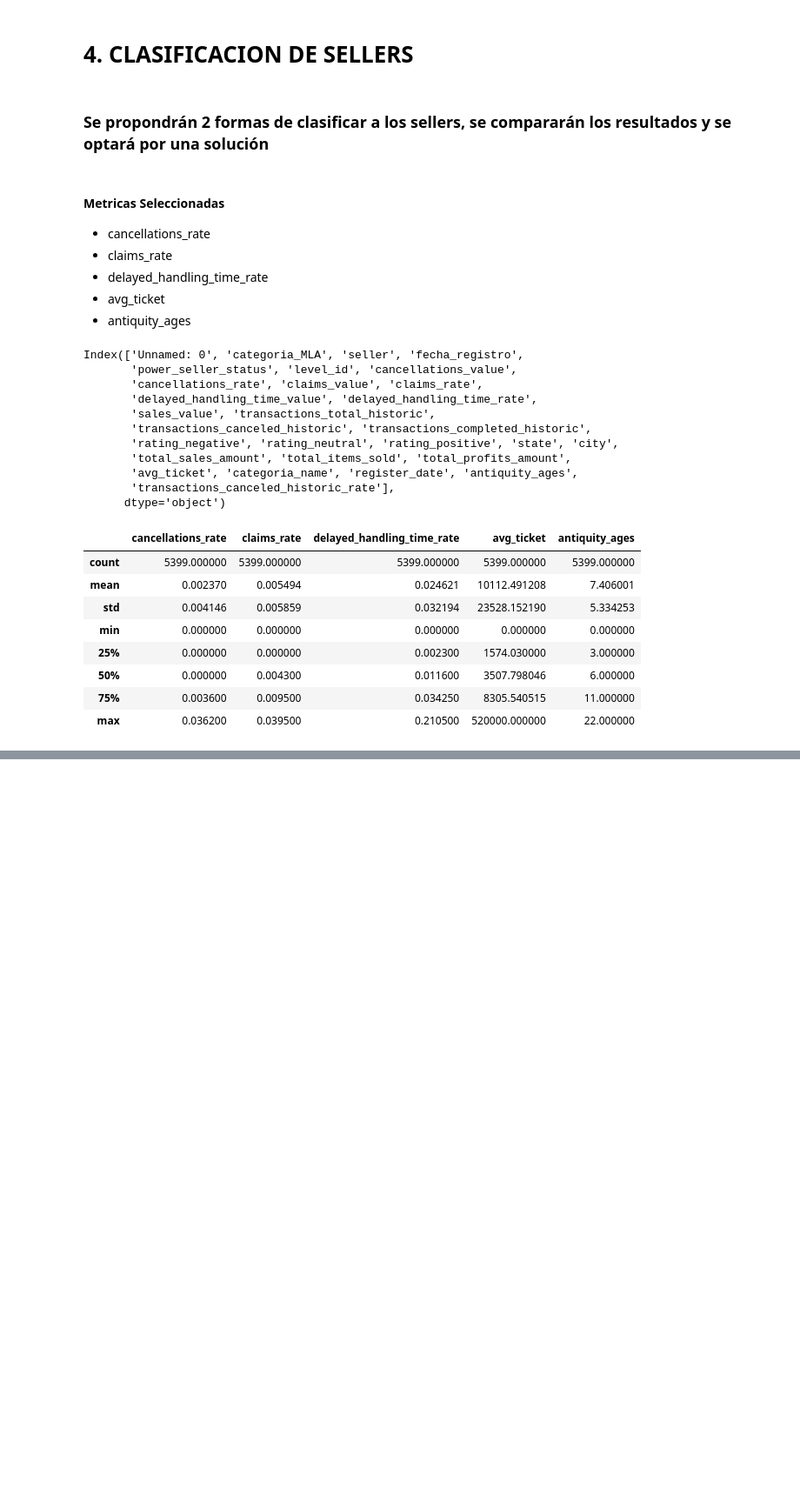
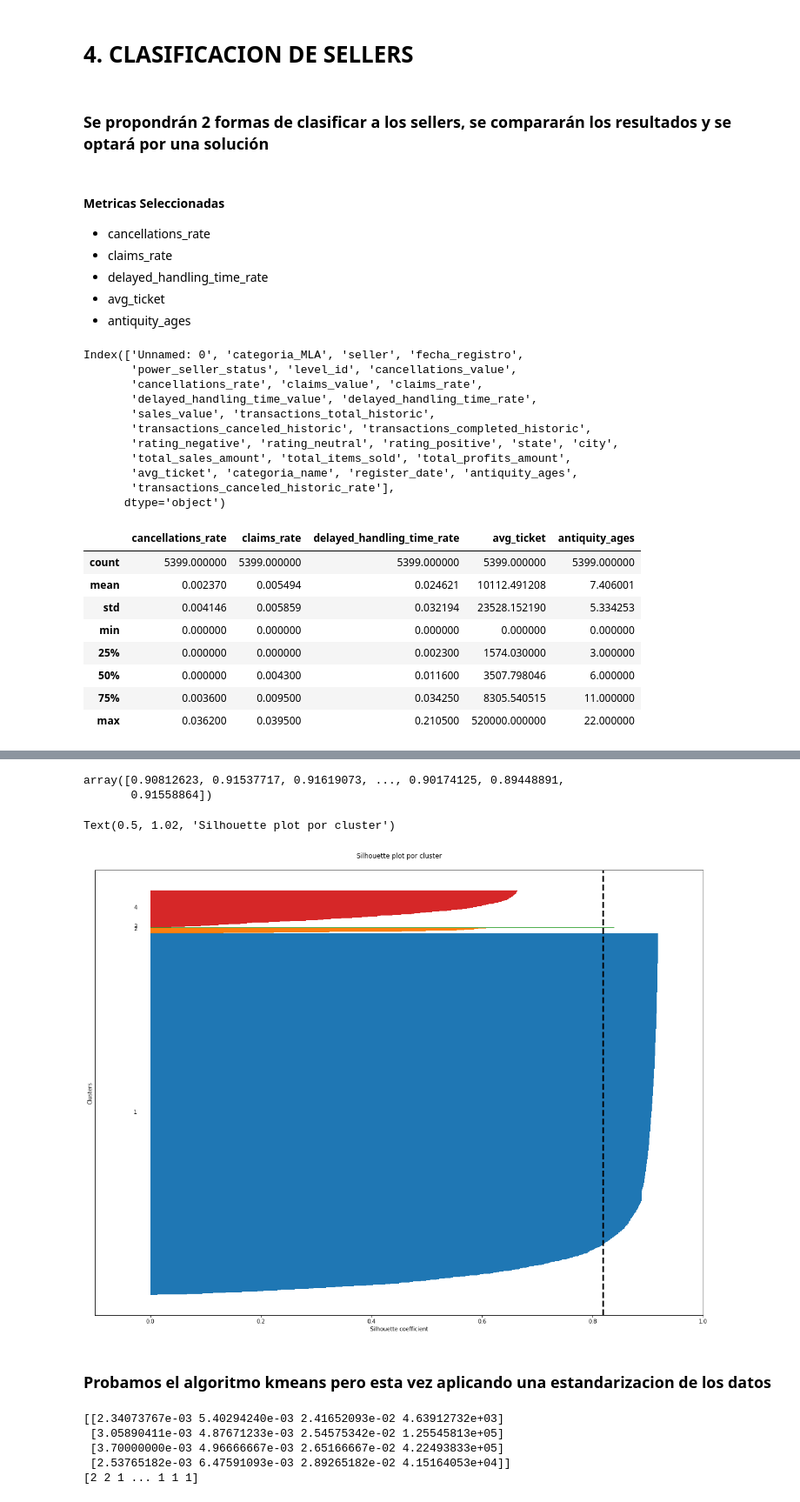
Before and after one commit to ibelogi/meli_challengeDS, a Jupyter notebook: notebooks/04_clasificacion.ipynb, the cells around one changed output, grey strips where cells are left out. Shown: that part at 87% size. Cells and saved outputs as stored; diff of their text form; code cells hidden in the pictures; blank space fills up the shorter version.

```diff
--- a/notebooks/04_clasificacion.ipynb
+++ b/notebooks/04_clasificacion.ipynb
@@ -107,6 +58,6 @@ from sklearn.cluster import KMeans
 import seaborn as sns
 # %%
-data = data[['cancellations_rate','claims_rate','delayed_handling_time_rate','avg_ticket','antiquity_ages']]
-data = data.fillna(0)
+data_kmeans = data[['cancellations_rate','claims_rate','delayed_handling_time_rate','avg_ticket']]
+data_kmeans = data.fillna(0)
 # %%
 X = np.array(data)
@@ -185,0 +81,8 @@ plt.scatter(x=data['kmeans_cluster'],y=data["antiquity_ages"])
+# %%
+# calculamos el algoritmo k_means
+kmeans = KMeans(n_clusters=4,random_state=0).fit(X)
+centroids = kmeans.cluster_centers_
+# printeamos los centroides de los clusters
+print(centroids)
+labels = kmeans.labels_
+print(labels)
@@ -185,0 +166,34 @@ plt.scatter(x=data['kmeans_cluster'],y=data["antiquity_ages"])
+# %%
+silhouette_vals = silhouette_samples(X, labels)
+silhouette_vals
+# %% [output]
+array([0.90812623, 0.91537717, 0.91619073, ..., 0.90174125, 0.89448891,
+       0.91558864])
+# %%
+plt.rcParams['figure.figsize'] = (20,15)
+# %%
+ax = plt.axes()
+# Silhouette plot
+y_ticks = []
+y_lower, y_upper = 0, 0
+for i, cluster in enumerate(np.unique(labels)):
+    cluster_silhouette_vals = silhouette_vals[labels == cluster]
+    cluster_silhouette_vals.sort()
+    y_upper += len(cluster_silhouette_vals)
+    ax.barh(range(y_lower, y_upper), cluster_silhouette_vals, edgecolor='none', height=2)
+    ax.text(-0.03, (y_lower + y_upper) / 2, str(i + 1))
+    y_lower += len(cluster_silhouette_vals)
+
+# Get the average silhouette score and plot it
+avg_score = np.mean(silhouette_vals)
+ax.axvline(avg_score, linestyle='--', linewidth=3, color='black')
+ax.set_yticks([])
+ax.set_xlim([-0.1, 1])
+ax.set_xlabel('Silhouette coefficient')
+ax.set_ylabel('Clusters')
+ax.set_title('Silhouette plot por cluster', y=1.02)
+# %% [output]
+Text(0.5, 1.02, 'Silhouette plot por cluster')
+[figure, added]
+# %% [markdown]
+### Probamos el algoritmo kmeans pero esta vez aplicando una estandarizacion de los datos
@@ -185,0 +203,14 @@ plt.scatter(x=data['kmeans_cluster'],y=data["antiquity_ages"])
+# %%
+# calculamos el algoritmo k_means
+kmeans_std = KMeans(n_clusters=4,random_state=0).fit(X_std)
+centroids_std = kmeans.cluster_centers_
+# printeamos los centroides de los clusters
+print(centroids_std)
+labels_std = kmeans_std.labels_
+print(labels_std)
+# %% [output]
+[[2.34073767e-03 5.40294240e-03 2.41652093e-02 4.63912732e+03]
+ [3.05890411e-03 4.87671233e-03 2.54575342e-02 1.25545813e+05]
+ [3.70000000e-03 4.96666667e-03 2.65166667e-02 4.22493833e+05]
+ [2.53765182e-03 6.47591093e-03 2.89265182e-02 4.15164053e+04]]
+[2 2 1 ... 1 1 1]
```
Also changed, not shown: parts of 63 cells of this notebook.
